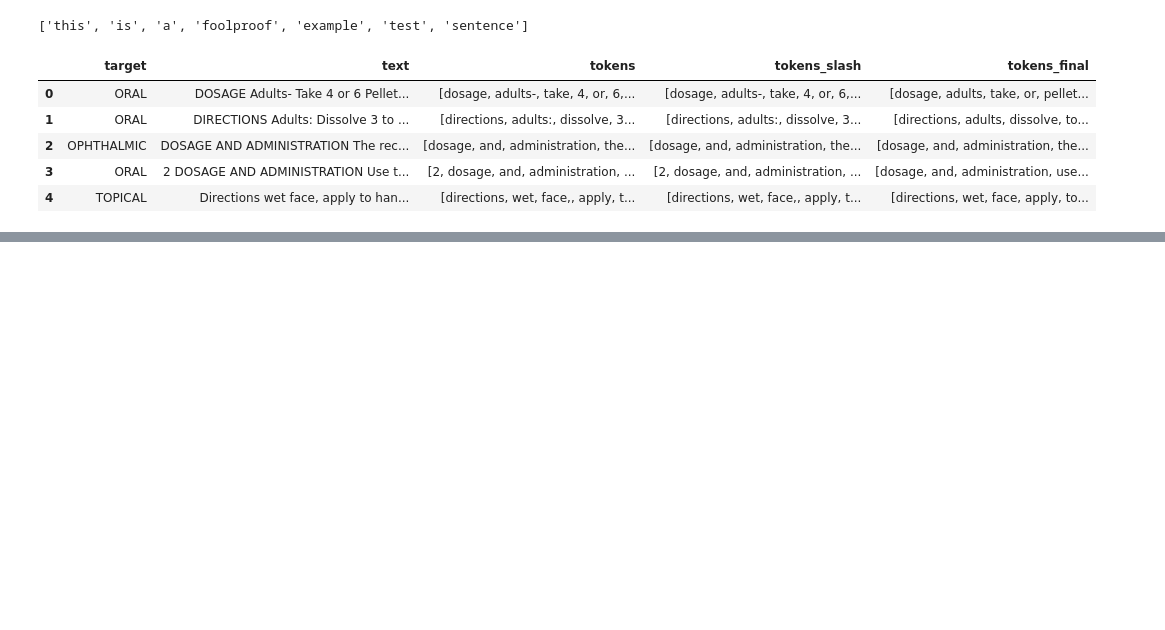
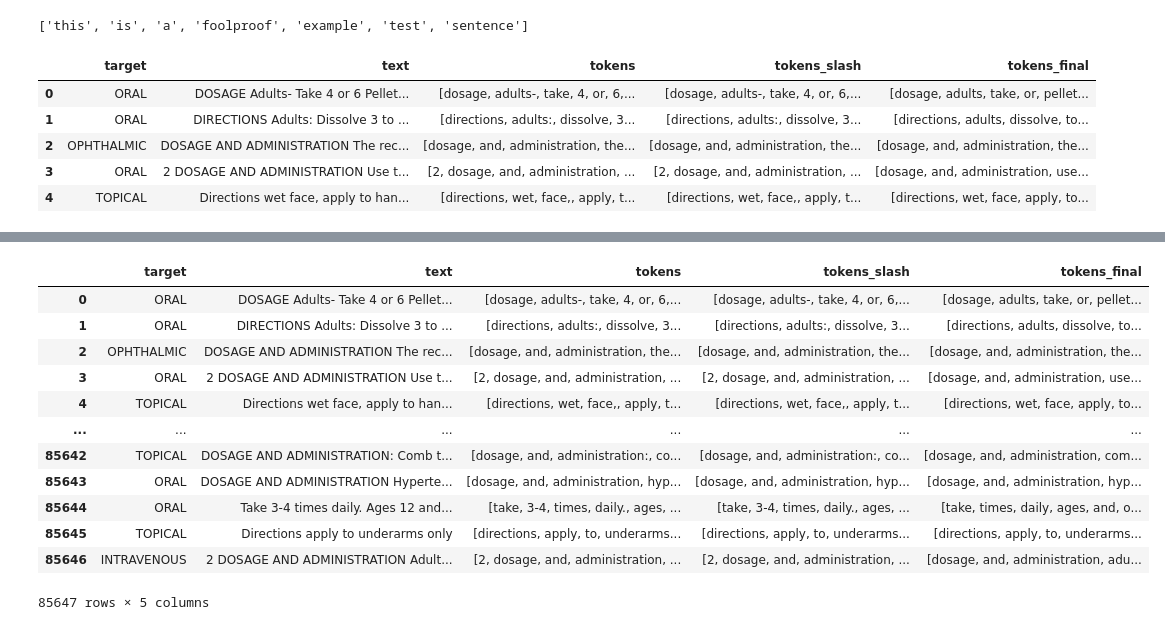
Before and after one commit to andrewabeles/drug-labels, a Jupyter notebook: notebooks/1.2-tokenization.ipynb, the cells around one changed output, grey strips where cells are left out. Saved outputs shown, nothing was run; the diff lists cells and outputs as text; code cells hidden in the pictures; blank space fills up the shorter version.

```diff
--- a/notebooks/1.2-tokenization.ipynb
+++ b/notebooks/1.2-tokenization.ipynb
@@ -285,0 +290,16 @@ token_counts.most_common(50)
+# %%
+df
+# %% [output]
+|  | target | text | tokens | tokens_slash | tokens_final |
+| 0 | ORAL | DOSAGE Adults- Take 4 or 6 Pellet... | [dosage, adults-, take, 4, or, 6,... | [dosage, adults-, take, 4, or, 6,... | [dosage, adults, take, or, pellet... |
+| 1 | ORAL | DIRECTIONS Adults: Dissolve 3 to ... | [directions, adults:, dissolve, 3... | [directions, adults:, dissolve, 3... | [directions, adults, dissolve, to... |
+| 2 | OPHTHALMIC | DOSAGE AND ADMINISTRATION The rec... | [dosage, and, administration, the... | [dosage, and, administration, the... | [dosage, and, administration, the... |
+| 3 | ORAL | 2 DOSAGE AND ADMINISTRATION Use t... | [2, dosage, and, administration, ... | [2, dosage, and, administration, ... | [dosage, and, administration, use... |
+| 4 | TOPICAL | Directions wet face, apply to han... | [directions, wet, face,, apply, t... | [directions, wet, face,, apply, t... | [directions, wet, face, apply, to... |
+| ... | ... | ... | ... | ... | ... |
+| 85642 | TOPICAL | DOSAGE AND ADMINISTRATION: Comb t... | [dosage, and, administration:, co... | [dosage, and, administration:, co... | [dosage, and, administration, com... |
+| 85643 | ORAL | DOSAGE AND ADMINISTRATION Hyperte... | [dosage, and, administration, hyp... | [dosage, and, administration, hyp... | [dosage, and, administration, hyp... |
+| 85644 | ORAL | Take 3-4 times daily. Ages 12 and... | [take, 3-4, times, daily., ages, ... | [take, 3-4, times, daily., ages, ... | [take, times, daily, ages, and, o... |
+| 85645 | TOPICAL | Directions apply to underarms only | [directions, apply, to, underarms... | [directions, apply, to, underarms... | [directions, apply, to, underarms... |
+| 85646 | INTRAVENOUS | 2 DOSAGE AND ADMINISTRATION Adult... | [2, dosage, and, administration, ... | [2, dosage, and, administration, ... | [dosage, and, administration, adu... |
+85647 rows × 5 columns
```
Also changed, not shown: parts of 14 cells of this notebook, 5 other files.
